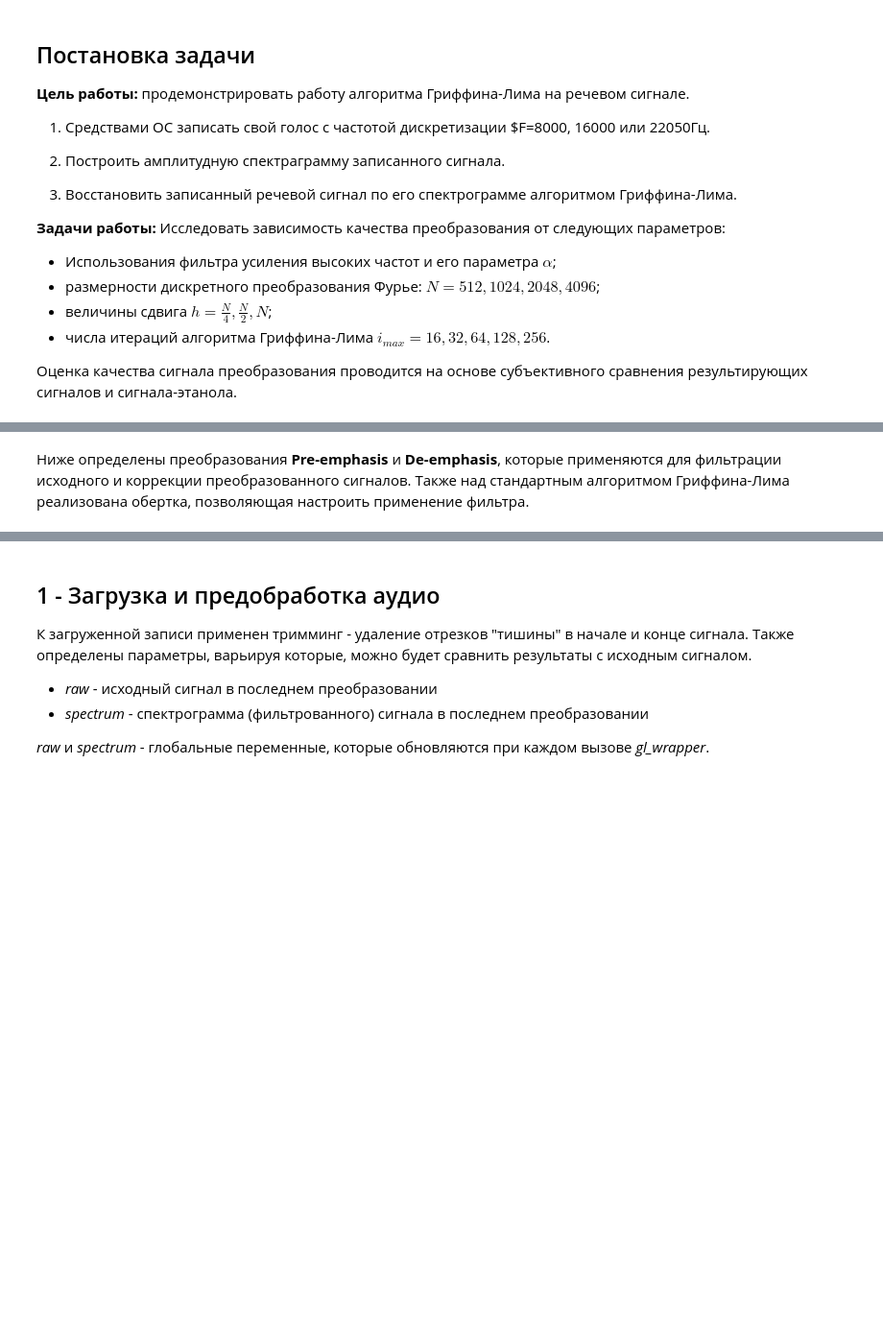
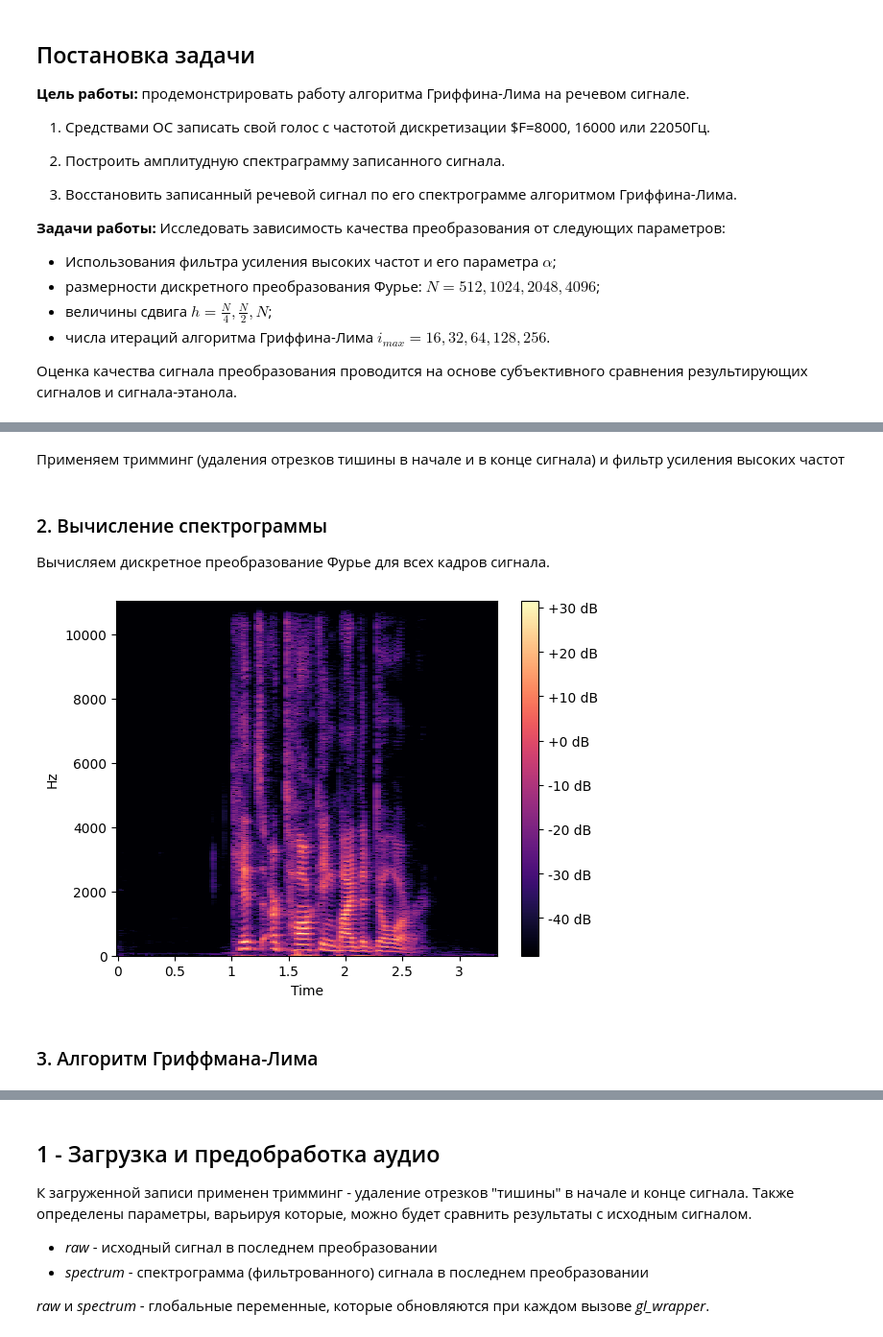
Before and after one commit to Sashauxgit/mathematical-methods-of-digital-signal-processing, a Jupyter notebook: lab3/MMDSP_Semenov_lab3.ipynb, the cells around one changed output, grey strips where cells are left out. Shown at 96% size. Saved outputs shown, nothing was run; the diff lists cells and outputs as text; code cells hidden in the pictures; blank space fills up the shorter version.

```diff
--- a/lab3/MMDSP_Semenov_lab3.ipynb
+++ b/lab3/MMDSP_Semenov_lab3.ipynb
@@ -26,5 +32,35 @@ import soundfile as sf
 import numpy as np
 from scipy import signal
 from matplotlib import pyplot as plt
+
+x, fd = librosa.load('03-01-05-01-01-01-15_A15.wav', sr=22050)
+x, _ = librosa.effects.trim(x)
-# %% [markdown]
-Ниже определены преобразования <b>Pre-emphasis</b> и <b>De-emphasis</b>, которые применяются для фильтрации исходного и коррекции преобразованного сигналов. Также над стандартным алгоритмом Гриффина-Лима реализована обертка, позволяющая настроить применение фильтра.
+# %% [markdown]
+Применяем тримминг (удаления отрезков тишины в начале и в конце сигнала) и фильтр усиления высоких частот
+# %%
+alphas = [0.80, 0.90, 0.96, 0.99]
+Ns = [2**i for i in range(9, 13)]
+i_maxs = [2**i for i in range(4, 9)]
+shifts = [2**i for i in range(-2, 1)]
+
+raw, spectrum = x, librosa.stft(x, n_fft=2048, hop_length=512)
+
+alpha, N, h_ratio, i_max = 0.96, 2048, 1/4, 64
+h = int(h_ratio*N)
+raw = x
+
+x = np.append(x[0], x[1:] - alpha * x[:-1])
+# %% [markdown]
+### 2. Вычисление спектрограммы
+
+Вычисляем дискретное преобразование Фурье для всех кадров сигнала.
+# %%
+S_db = librosa.amplitude_to_db(np.abs(spectrum))
+fig, ax = plt.subplots()
+img = librosa.display.specshow(S_db, y_axis='linear', x_axis='time', sr=fd)
+fig.colorbar(img, ax=ax, format="%+2.f dB")
+plt.show()
+# %% [output]
+[figure, added]
+# %% [markdown]
+### 3. Алгоритм Гриффмана-Лима
```
Also changed, not shown: parts of 9 cells of this notebook, 2 other files.
